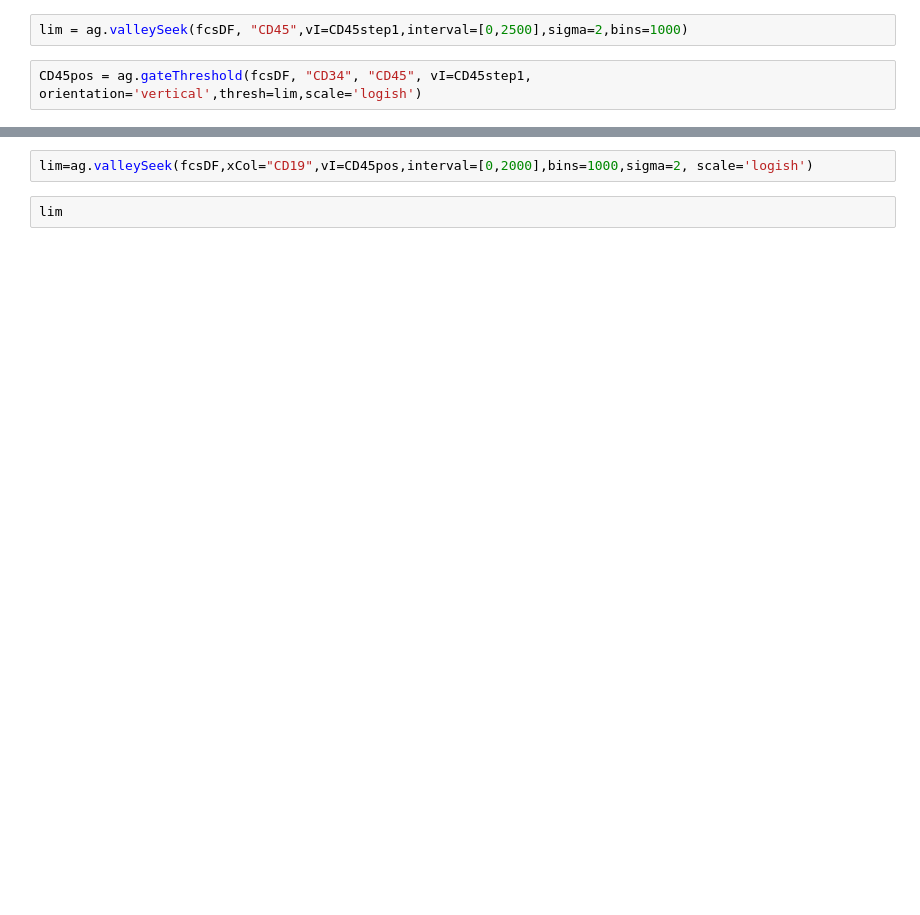
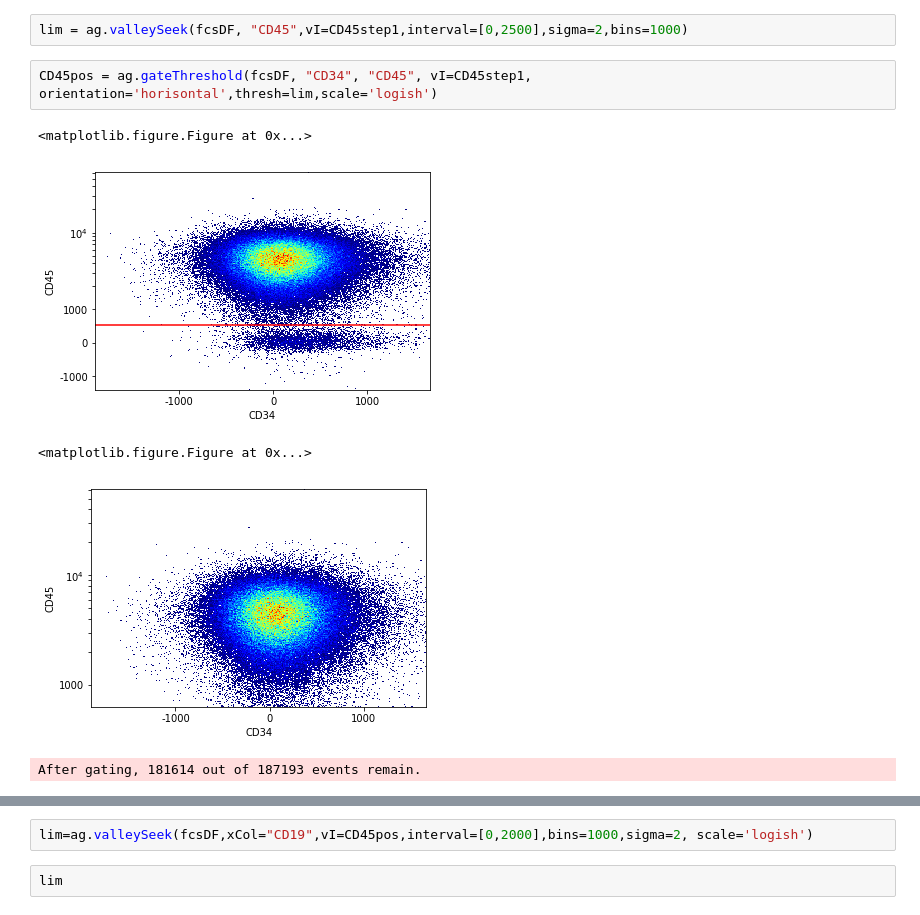
Before and after one commit to LudvigEk/aligater, a Jupyter notebook: pyAliGater_testing.ipynb, the cells around one changed output, grey strips where cells are left out. Drawn from its saved outputs; the diff is of its cells as text; blank space fills up the shorter version.

```diff
--- a/pyAliGater_testing.ipynb
+++ b/pyAliGater_testing.ipynb
@@ -25,5 +66,11 @@ CD45step1 = ag.gateThreshold(fcsDF, "CD34", "CD45", orientation='horisontal', vI
 # %%
 lim = ag.valleySeek(fcsDF, "CD45",vI=CD45step1,interval=[0,2500],sigma=2,bins=1000)
 # %%
-CD45pos = ag.gateThreshold(fcsDF, "CD34", "CD45", vI=CD45step1, orientation='vertical',thresh=lim,scale='logish')
+CD45pos = ag.gateThreshold(fcsDF, "CD34", "CD45", vI=CD45step1, orientation='horisontal',thresh=lim,scale='logish')
+# %% [output]
+<matplotlib.figure.Figure at 0x...>
+[figure, added]
+<matplotlib.figure.Figure at 0x...>
+[figure, added]
+After gating, 181614 out of 187193 events remain.
 # %%
```
Also changed, not shown: parts of 29 cells of this notebook, 6 other files.
